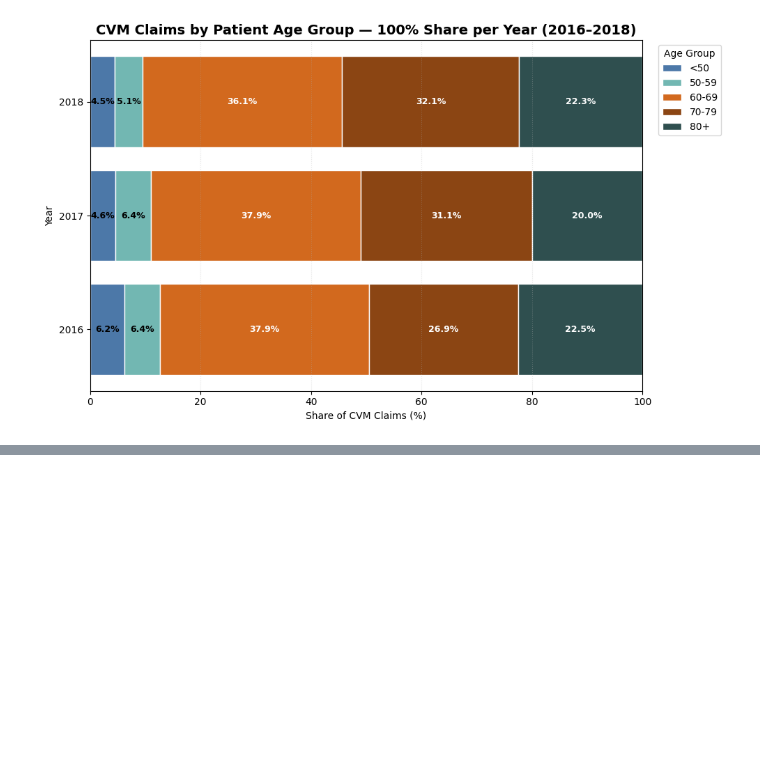
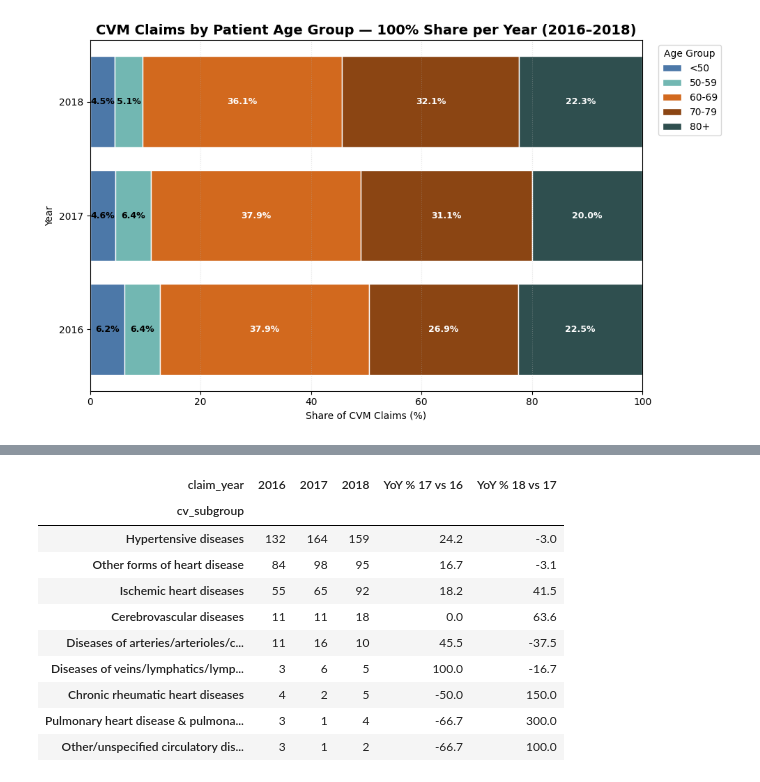
Before and after one commit to w14715953826/BIA-810_Aylin-Wang_Midterm_Syntegra-datasets, a Jupyter notebook: BIA 810_Aylin Wang_Mid Term Data Analysis.ipynb, the cells around one changed output, grey strips where cells are left out. Drawn from its saved outputs; the diff is of its cells as text; code cells hidden in the pictures; blank space fills up the shorter version.

```diff
--- a/BIA 810_Aylin Wang_Mid Term Data Analysis.ipynb
+++ b/BIA 810_Aylin Wang_Mid Term Data Analysis.ipynb
@@ -1742,0 +1806,93 @@ clean_table
+# %%
+# CVM ICD-10 sub-disease segmentation (2016–2018)
+import re
+import numpy as np
+import pandas as pd
+import matplotlib.pyplot as plt
+
+
+YEAR_COL  = "claim_year"
+CLAIM_COL = "claim_id"
+
+# Try to detect the diagnosis code column name
+diag_candidates = {"diagnosis_code", "clm_dgns_cd", "diag_cd", "icd_code"}
+DIAG_COL = next((c for c in medicare_df.columns if c.lower() in diag_candidates), None)
+if DIAG_COL is None:
+    raise ValueError("Could not find a diagnosis code column (e.g., diagnosis_code / clm_dgns_cd).")
+
+# Filter to CVM claims in 2016–2018
+years = ["2016", "2017", "2018"]
+cv = medicare_df.loc[
+    (medicare_df["is_CVM"] == 1) &
+    (medicare_df[YEAR_COL].astype(str).isin(years))
+].copy()
+
+# ICD-10 I00–I99 sub-disease mapping (WHO chapter I blocks)
+def icd_i_block(code: str) -> str:
+    if not isinstance(code, str):
+        return "Unknown"
+    c = code.strip().upper()
+    if not c.startswith("I"):
+        return "Other CV"  # non-I codes (should be rare in a CVM filter)
+    m = re.match(r"^I(\d{2})", c)  # capture first two digits after 'I'
+    if not m:
+        return "Other CV"
+    n = int(m.group(1))
+
+    if   0  <= n <= 2:   return "Acute rheumatic fever"
+    elif 5  <= n <= 9:   return "Chronic rheumatic heart diseases"
+    elif 10 <= n <= 15:  return "Hypertensive diseases"
+    elif 20 <= n <= 25:  return "Ischemic heart diseases"
+    elif 26 <= n <= 28:  return "Pulmonary heart disease & pulmonary circulation"
+    elif 30 <= n <= 52:  return "Other forms of heart disease"
+    elif 60 <= n <= 69:  return "Cerebrovascular diseases"
+    elif 70 <= n <= 79:  return "Diseases of arteries/arterioles/capillaries"
+    elif 80 <= n <= 89:  return "Diseases of veins/lymphatics/lymph nodes"
+    elif 90 <= n <= 94:  return "Other circulatory system disorders"
+    elif 95 <= n <= 99:  return "Other/unspecified circulatory disorders"
+    else:
+        return "Other CV"
+
+cv["cv_subgroup"] = cv[DIAG_COL].map(icd_i_block)
+
+# Aggregate: unique claims by (year x subgroup)
+agg = (
+    cv.groupby([YEAR_COL, "cv_subgroup"])[CLAIM_COL]
+      .nunique()
+      .rename("claims")
+      .reset_index()
+)
+
+# Pivot to a matrix: rows = subgroup, columns = year
+cv_seg = (
+    agg.pivot(index="cv_subgroup", columns=YEAR_COL, values="claims")
+       .reindex(columns=years)
+       .fillna(0)
+       .astype(int)
+)
+
+# YoY % change (avoid division by zero)
+cv_seg["YoY % 17 vs 16"] = (
+    (cv_seg["2017"] - cv_seg["2016"]) / cv_seg["2016"].replace(0, np.nan) * 100
+).round(1)
+cv_seg["YoY % 18 vs 17"] = (
+    (cv_seg["2018"] - cv_seg["2017"]) / cv_seg["2017"].replace(0, np.nan) * 100
+).round(1)
+
+# Sort subgroups by 2018 claim count (descending)
+cv_seg = cv_seg.sort_values("2018", ascending=False)
+
+
+cv_seg
+# %% [output]
+| claim_year | 2016 | 2017 | 2018 | YoY % 17 vs 16 | YoY % 18 vs 17 |
+| cv_subgroup |  |  |  |  |  |
+| Hypertensive diseases | 132 | 164 | 159 | 24.2 | -3.0 |
+| Other forms of heart disease | 84 | 98 | 95 | 16.7 | -3.1 |
+| Ischemic heart diseases | 55 | 65 | 92 | 18.2 | 41.5 |
+| Cerebrovascular diseases | 11 | 11 | 18 | 0.0 | 63.6 |
+| Diseases of arteries/arterioles/c... | 11 | 16 | 10 | 45.5 | -37.5 |
+| Diseases of veins/lymphatics/lymp... | 3 | 6 | 5 | 100.0 | -16.7 |
+| Chronic rheumatic heart diseases | 4 | 2 | 5 | -50.0 | 150.0 |
+| Pulmonary heart disease & pulmona... | 3 | 1 | 4 | -66.7 | 300.0 |
+| Other/unspecified circulatory dis... | 3 | 1 | 2 | -66.7 | 100.0 |
```
Also changed, not shown: parts of 3 cells of this notebook.
